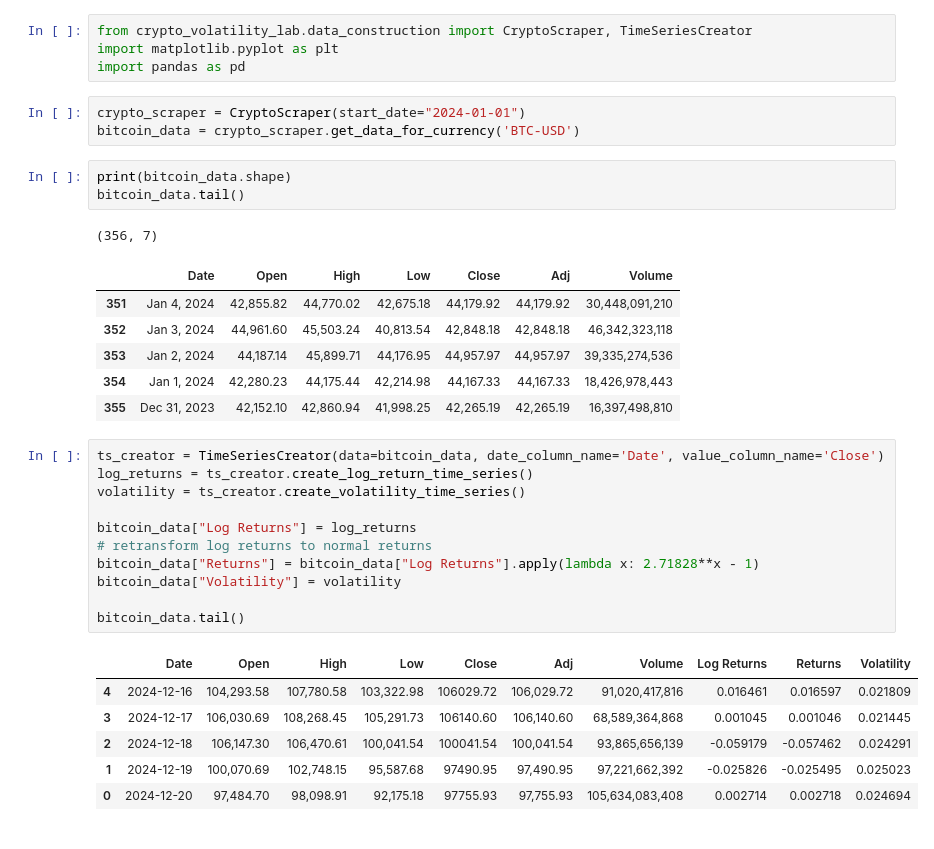
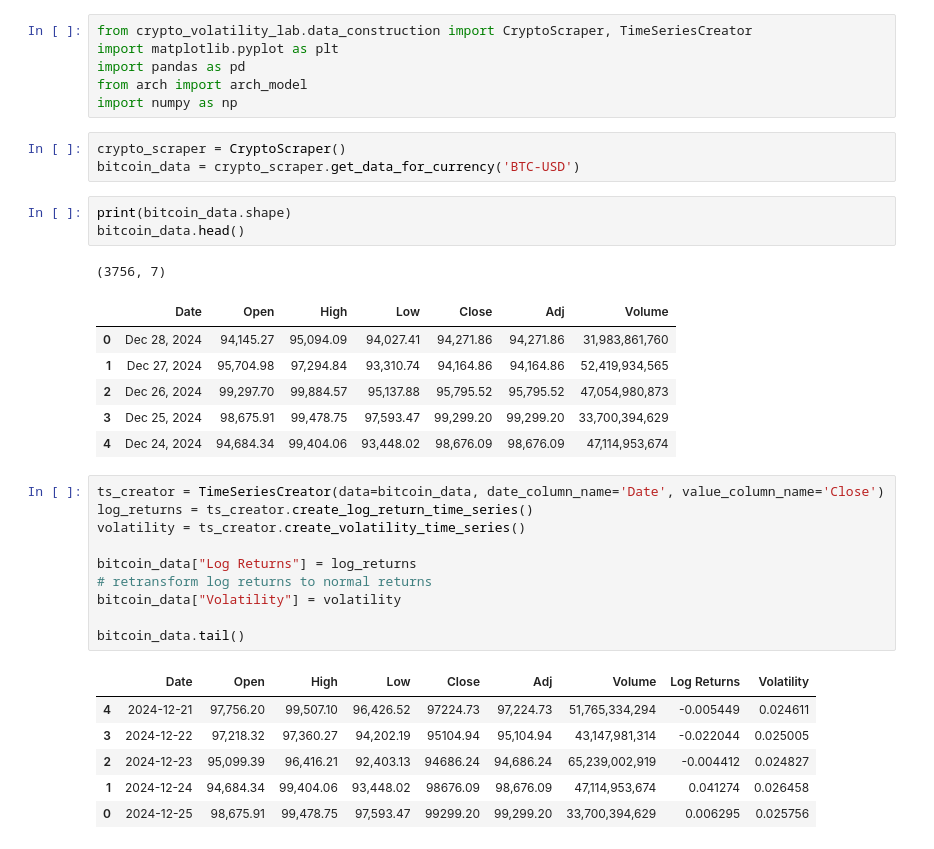
Before and after one commit to emmaebrl/crypto-volatility-lab, a Jupyter notebook: sandbox/explo_time_series.ipynb, the cells around one changed output. Saved outputs shown, nothing was run; the diff lists cells and outputs as text.

```diff
--- a/sandbox/explo_time_series.ipynb
+++ b/sandbox/explo_time_series.ipynb
@@ -2,38 +2,39 @@
 from crypto_volatility_lab.data_construction import CryptoScraper, TimeSeriesCreator
 import matplotlib.pyplot as plt
 import pandas as pd
+from arch import arch_model
+import numpy as np
 # %%
-crypto_scraper = CryptoScraper(start_date="2024-01-01")
+crypto_scraper = CryptoScraper()
 bitcoin_data = crypto_scraper.get_data_for_currency('BTC-USD')
 # %%
 print(bitcoin_data.shape)
-bitcoin_data.tail()
+bitcoin_data.head()
 # %% [output]
-(356, 7)
+(3756, 7)
 |  | Date | Open | High | Low | Close | Adj | Volume |
-| 351 | Jan 4, 2024 | 42,855.82 | 44,770.02 | 42,675.18 | 44,179.92 | 44,179.92 | 30,448,091,210 |
-| 352 | Jan 3, 2024 | 44,961.60 | 45,503.24 | 40,813.54 | 42,848.18 | 42,848.18 | 46,342,323,118 |
-| 353 | Jan 2, 2024 | 44,187.14 | 45,899.71 | 44,176.95 | 44,957.97 | 44,957.97 | 39,335,274,536 |
-| 354 | Jan 1, 2024 | 42,280.23 | 44,175.44 | 42,214.98 | 44,167.33 | 44,167.33 | 18,426,978,443 |
-| 355 | Dec 31, 2023 | 42,152.10 | 42,860.94 | 41,998.25 | 42,265.19 | 42,265.19 | 16,397,498,810 |
+| 0 | Dec 28, 2024 | 94,145.27 | 95,094.09 | 94,027.41 | 94,271.86 | 94,271.86 | 31,983,861,760 |
+| 1 | Dec 27, 2024 | 95,704.98 | 97,294.84 | 93,310.74 | 94,164.86 | 94,164.86 | 52,419,934,565 |
+| 2 | Dec 26, 2024 | 99,297.70 | 99,884.57 | 95,137.88 | 95,795.52 | 95,795.52 | 47,054,980,873 |
+| 3 | Dec 25, 2024 | 98,675.91 | 99,478.75 | 97,593.47 | 99,299.20 | 99,299.20 | 33,700,394,629 |
+| 4 | Dec 24, 2024 | 94,684.34 | 99,404.06 | 93,448.02 | 98,676.09 | 98,676.09 | 47,114,953,674 |
 # %%
 ts_creator = TimeSeriesCreator(data=bitcoin_data, date_column_name='Date', value_column_name='Close')
 log_returns = ts_creator.create_log_return_time_series()
 volatility = ts_creator.create_volatility_time_series()
 
 bitcoin_data["Log Returns"] = log_returns
 # retransform log returns to normal returns
-bitcoin_data["Returns"] = bitcoin_data["Log Returns"].apply(lambda x: 2.71828**x - 1)
 bitcoin_data["Volatility"] = volatility
 
 bitcoin_data.tail()
 # %% [output]
-|  | Date | Open | High | Low | Close | Adj | Volume | Log Returns | Returns | Volatility |
-| 4 | 2024-12-16 | 104,293.58 | 107,780.58 | 103,322.98 | 106029.72 | 106,029.72 | 91,020,417,816 | 0.016461 | 0.016597 | 0.021809 |
-| 3 | 2024-12-17 | 106,030.69 | 108,268.45 | 105,291.73 | 106140.60 | 106,140.60 | 68,589,364,868 | 0.001045 | 0.001046 | 0.021445 |
-| 2 | 2024-12-18 | 106,147.30 | 106,470.61 | 100,041.54 | 100041.54 | 100,041.54 | 93,865,656,139 | -0.059179 | -0.057462 | 0.024291 |
-| 1 | 2024-12-19 | 100,070.69 | 102,748.15 | 95,587.68 | 97490.95 | 97,490.95 | 97,221,662,392 | -0.025826 | -0.025495 | 0.025023 |
-| 0 | 2024-12-20 | 97,484.70 | 98,098.91 | 92,175.18 | 97755.93 | 97,755.93 | 105,634,083,408 | 0.002714 | 0.002718 | 0.024694 |
+|  | Date | Open | High | Low | Close | Adj | Volume | Log Returns | Volatility |
+| 4 | 2024-12-21 | 97,756.20 | 99,507.10 | 96,426.52 | 97224.73 | 97,224.73 | 51,765,334,294 | -0.005449 | 0.024611 |
+| 3 | 2024-12-22 | 97,218.32 | 97,360.27 | 94,202.19 | 95104.94 | 95,104.94 | 43,147,981,314 | -0.022044 | 0.025005 |
+| 2 | 2024-12-23 | 95,099.39 | 96,416.21 | 92,403.13 | 94686.24 | 94,686.24 | 65,239,002,919 | -0.004412 | 0.024827 |
+| 1 | 2024-12-24 | 94,684.34 | 99,404.06 | 93,448.02 | 98676.09 | 98,676.09 | 47,114,953,674 | 0.041274 | 0.026458 |
+| 0 | 2024-12-25 | 98,675.91 | 99,478.75 | 97,593.47 | 99299.20 | 99,299.20 | 33,700,394,629 | 0.006295 | 0.025756 |
 # %%
 # sort the data by descending date
 bitcoin_data = bitcoin_data.sort_values(by="Date", ascending=True)
```
Also changed, not shown: parts of 4 cells of this notebook, 5 other files.
